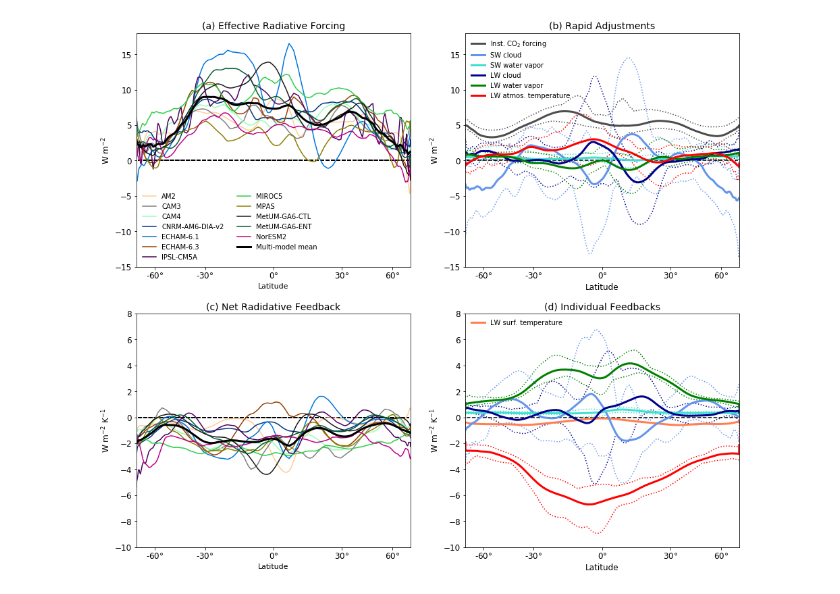
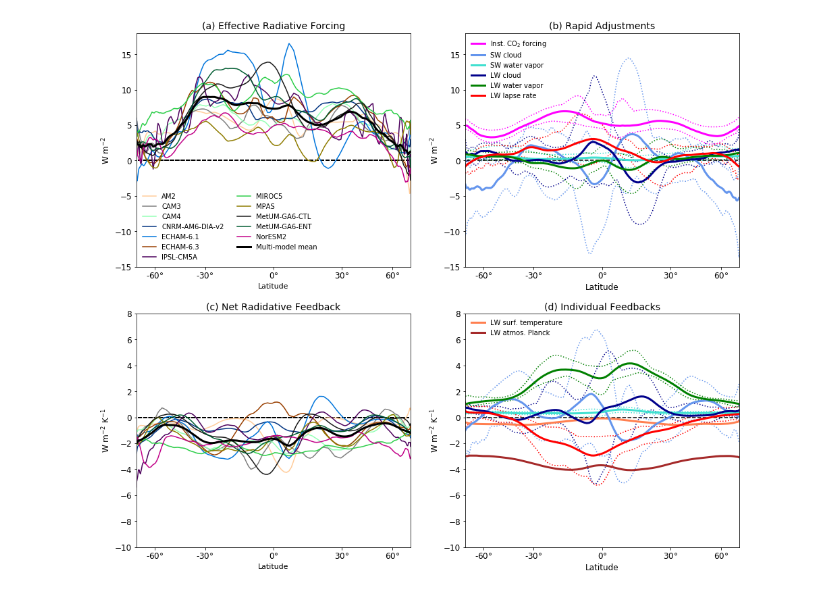
Before and after one commit to rdrussotto/TRACMIP_pa_notebooks, a Jupyter notebook: AnalyzeGregoryFeedbacks_v2.ipynb, the cells around one changed output. Saved outputs shown, nothing was run; the diff lists cells and outputs as text; code cells hidden in the pictures.

```diff
--- a/AnalyzeGregoryFeedbacks_v2.ipynb
+++ b/AnalyzeGregoryFeedbacks_v2.ipynb
@@ -54,4 +55,8 @@ ds_dLWCRE_co = xr.open_dataset('nc_from_xarray/Gregory_dLWCRE_co_a4.nc')
 #from the effective forcing
 f_inst = ds_total['forcing'] - (ds_APRP['adj_cloud'] + ds_APRP['adj_noncloud']
                                 + ds_dLWCRE_co['adj'] - ds_kernel_wv['adj'] - ds_kernel_ta['adj'])
+# %%
+#Load the Planck and lapse rate feedback results
+ds_kernel_lr = xr.open_dataset('nc_from_xarray/Gregory_kernel_lr_a4.nc')
+ds_kernel_pl = xr.open_dataset('nc_from_xarray/Gregory_kernel_pl_a4.nc')
 # %%
@@ -95,3 +224,3 @@ colorsEachExp = {'all': 'k',
 # %%
 #Legend text for the rapid adjustments and feedbacks
-legend_adjustments = ['Inst. CO$_2$ forcing', 'SW cloud', 'SW water vapor', 'LW cloud', 'LW water vapor', 'LW atmos. temperature']
+legend_adjustments = ['Inst. CO$_2$ forcing', 'SW cloud', 'SW water vapor', 'LW cloud', 'LW water vapor', 'LW lapse rate']
@@ -144,70 +270,82 @@ plt.hlines(0, -.99, .99, linestyles='dashed')
 plt.xlabel('Latitude', fontsize=12)
 plt.ylabel('W m$^{-2}$', fontsize=12)
 ax.set_xticks([-.866, -.5, 0, .5, .866])
 ax.xaxis.set_ticklabels(['-60$\degree$', '-30$\degree$', '0$\degree$', '30$\degree$', '60$\degree$'])
 ax.tick_params(labelsize=12)
 plt.title('(b) Rapid Adjustments', fontsize=14)
 #Means
-plt.plot(sinlat, f_inst.mean(dim='model'), color=[0.3, 0.3, 0.3], linewidth=3)
-plt.plot(sinlat, ds_APRP['adj_cloud'].mean(dim='model'), 'cornflowerblue', linewidth=3)
-plt.plot(sinlat, ds_APRP['adj_noncloud'].mean(dim='model'), 'turquoise', linewidth=3)
-plt.plot(sinlat, ds_dLWCRE_co['adj'].mean(dim='model'), 'darkblue', linewidth=3)
-plt.plot(sinlat, -ds_kernel_wv['adj'].sel(model=models_noCNRM).mean(dim='model'), 'green', linewidth=3)
-plt.plot(sinlat, -ds_kernel_ta['adj'].mean(dim='model'), 'red', linewidth=3)
+plt.plot(sinlat[2:-2], f_inst.mean(dim='model')[2:-2], color='magenta', linewidth=3)
+plt.plot(sinlat[2:-2], ds_APRP['adj_cloud'].mean(dim='model')[2:-2], 'cornflowerblue', linewidth=3)
+plt.plot(sinlat[2:-2], ds_APRP['adj_noncloud'].mean(dim='model')[2:-2], 'turquoise', linewidth=3)
+plt.plot(sinlat[2:-2], ds_dLWCRE_co['adj'].mean(dim='model')[2:-2], 'darkblue', linewidth=3)
+plt.plot(sinlat[2:-2], -ds_kernel_wv['adj'].sel(model=models_noCNRM).mean(dim='model')[2:-2], 'green', linewidth=3)
+#plt.plot(sinlat, -ds_kernel_ta['adj'].mean(dim='model'), 'red', linewidth=3)
+#plt.plot(sinlat, -ds_kernel_pl['adj'].mean(dim='model'), 'red', linewidth=3)
+plt.plot(sinlat[2:-2], -ds_kernel_lr['adj'].mean(dim='model')[2:-2], 'red', linewidth=3)
 #Spreads (just max, min to start)
-plt.plot(sinlat, f_inst.max(dim='model'), color=[0.3, 0.3, 0.3], linewidth=1.5, linestyle='dotted', zorder=-1)
-plt.plot(sinlat, ds_APRP['adj_cloud'].max(dim='model'), 'cornflowerblue', linewidth=1.5, linestyle='dotted', zorder=-1)
-plt.plot(sinlat, ds_APRP['adj_noncloud'].max(dim='model'), 'turquoise', linewidth=1.5, linestyle='dotted', zorder=-1)
-plt.plot(sinlat, ds_dLWCRE_co['adj'].max(dim='model'), 'darkblue', linewidth=1.5, linestyle='dotted', zorder=-1)
-plt.plot(sinlat, (-ds_kernel_wv['adj']).sel(model=models_noCNRM).max(dim='model'), 'green', linewidth=1.5, linestyle='dotted', zorder=-1)
-plt.plot(sinlat, (-ds_kernel_ta['adj']).max(dim='model'), 'red', linewidth=1.5, linestyle='dotted', zorder=-1)
+plt.plot(sinlat[2:-2], f_inst.max(dim='model')[2:-2], color='magenta', linewidth=1.5, linestyle='dotted', zorder=-1)
+plt.plot(sinlat[2:-2], ds_APRP['adj_cloud'].max(dim='model')[2:-2], 'cornflowerblue', linewidth=1.5, linestyle='dotted', zorder=-1)
+plt.plot(sinlat[2:-2], ds_APRP['adj_noncloud'].max(dim='model')[2:-2], 'turquoise', linewidth=1.5, linestyle='dotted', zorder=-1)
+plt.plot(sinlat[2:-2], ds_dLWCRE_co['adj'].max(dim='model')[2:-2], 'darkblue', linewidth=1.5, linestyle='dotted', zorder=-1)
+plt.plot(sinlat[2:-2], (-ds_kernel_wv['adj']).sel(model=models_noCNRM).max(dim='model')[2:-2], 'green', linewidth=1.5, linestyle='dotted', zorder=-1)
+#plt.plot(sinlat, (-ds_kernel_ta['adj']).max(dim='model'), 'red', linewidth=1.5, linestyle='dotted', zorder=-1)
+#plt.plot(sinlat, (-ds_kernel_pl['adj']).max(dim='model'), 'red', linewidth=1.5, linestyle='dotted', zorder=-1)
+plt.plot(sinlat[2:-2], (-ds_kernel_lr['adj']).max(dim='model')[2:-2], 'red', linewidth=1.5, linestyle='dotted', zorder=-1)
 #min
-plt.plot(sinlat, f_inst.min(dim='model'), color=[0.3, 0.3, 0.3], linewidth=1.5, linestyle='dotted', zorder=-1)
-plt.plot(sinlat, ds_APRP['adj_cloud'].min(dim='model'), 'cornflowerblue', linewidth=1.5, linestyle='dotted', zorder=-1)
-plt.plot(sinlat, ds_APRP['adj_noncloud'].min(dim='model'), 'turquoise', linewidth=1.5, linestyle='dotted', zorder=-1)
-plt.plot(sinlat, ds_dLWCRE_co['adj'].min(dim='model'), 'darkblue', linewidth=1.5, linestyle='dotted', zorder=-1)
-plt.plot(sinlat, (-ds_kernel_wv['adj']).sel(model=models_noCNRM).min(dim='model'), 'green', linewidth=1.5, linestyle='dotted', zorder=-1)
-plt.plot(sinlat, (-ds_kernel_ta['adj']).min(dim='model'), 'red', linewidth=1.5, linestyle='dotted', zorder=-1)
+plt.plot(sinlat[2:-2], f_inst.min(dim='model')[2:-2], color='magenta', linewidth=1.5, linestyle='dotted', zorder=-1)
+plt.plot(sinlat[2:-2], ds_APRP['adj_cloud'].min(dim='model')[2:-2], 'cornflowerblue', linewidth=1.5, linestyle='dotted', zorder=-1)
+plt.plot(sinlat[2:-2], ds_APRP['adj_noncloud'].min(dim='model')[2:-2], 'turquoise', linewidth=1.5, linestyle='dotted', zorder=-1)
+plt.plot(sinlat[2:-2], ds_dLWCRE_co['adj'].min(dim='model')[2:-2], 'darkblue', linewidth=1.5, linestyle='dotted', zorder=-1)
+plt.plot(sinlat[2:-2], (-ds_kernel_wv['adj']).sel(model=models_noCNRM).min(dim='model')[2:-2], 'green', linewidth=1.5, linestyle='dotted', zorder=-1)
+#plt.plot(sinlat, (-ds_kernel_ta['adj']).min(dim='model'), 'red', linewidth=1.5, linestyle='dotted', zorder=-1)
+#plt.plot(sinlat, (-ds_kernel_pl['adj']).min(dim='model'), 'red', linewidth=1.5, linestyle='dotted', zorder=-1)
+plt.plot(sinlat[2:-2], (-ds_kernel_lr['adj']).min(dim='model')[2:-2], 'red', linewidth=1.5, linestyle='dotted', zorder=-1)
 #finish panel stuff
 ax.legend(legend_adjustments, loc = 'upper left', frameon=False)
 plt.axis([-1, 1, -15, 18])
 
 
 #Individual Feedbacks
 #Set up panel
 ax = plt.subplot(2,2,4)
 plt.hlines(0, -.99, .99, linestyles='dashed')
 plt.xlabel('Latitude', fontsize=12)
 plt.ylabel('W m$^{-2}$ K$^{-1}$', fontsize=12)
 ax.set_xticks([-.866, -.5, 0, .5, .866])
 ax.xaxis.set_ticklabels(['-60$\degree$', '-30$\degree$', '0$\degree$', '30$\degree$', '60$\degree$'])
 ax.tick_params(labelsize=12)
 plt.title('(d) Individual Feedbacks', fontsize=14)
 #Means
-plt.plot(sinlat, -ds_kernel_ts['fb'].mean(dim='model'), 'coral', linewidth=3)
-plt.plot(sinlat, ds_APRP['fb_cloud'].mean(dim='model'), 'cornflowerblue', linewidth=3)
-plt.plot(sinlat, ds_APRP['fb_noncloud'].mean(dim='model'), 'turquoise', linewidth=3)
-plt.plot(sinlat, ds_dLWCRE_co['fb'].mean(dim='model'), 'darkblue', linewidth=3)
-plt.plot(sinlat, -ds_kernel_wv['fb'].sel(model=models_noCNRM).mean(dim='model'), 'green', linewidth=3)
-plt.plot(sinlat, -ds_kernel_ta['fb'].mean(dim='model'), 'red', linewidth=3)
-#Spreads (just max, min to start--note the surface temperature kernel has no inter-model spread)
-plt.plot(sinlat, ds_APRP['fb_cloud'].max(dim='model'), 'cornflowerblue', linewidth=1.5, linestyle='dotted', zorder=-1)
-plt.plot(sinlat, ds_APRP['fb_noncloud'].max(dim='model'), 'turquoise', linewidth=1.5, linestyle='dotted', zorder=-1)
-plt.plot(sinlat, ds_dLWCRE_co['fb'].max(dim='model'), 'darkblue', linewidth=1.5, linestyle='dotted', zorder=-1)
-plt.plot(sinlat, (-ds_kernel_wv['fb']).sel(model=models_noCNRM).max(dim='model'), 'green', linewidth=1.5, linestyle='dotted', zorder=-1)
-plt.plot(sinlat, (-ds_kernel_ta['fb']).max(dim='model'), 'red', linewidth=1.5, linestyle='dotted', zorder=-1)
+plt.plot(sinlat[2:-2], -ds_kernel_ts['fb'].mean(dim='model')[2:-2], 'coral', linewidth=3)
+plt.plot(sinlat[2:-2], -ds_kernel_pl['fb'].mean(dim='model')[2:-2], 'brown', linewidth=3)
+plt.plot(sinlat[2:-2], ds_APRP['fb_cloud'].mean(dim='model')[2:-2], 'cornflowerblue', linewidth=3)
+plt.plot(sinlat[2:-2], ds_APRP['fb_noncloud'].mean(dim='model')[2:-2], 'turquoise', linewidth=3)
+plt.plot(sinlat[2:-2], ds_dLWCRE_co['fb'].mean(dim='model')[2:-2], 'darkblue', linewidth=3)
+plt.plot(sinlat[2:-2], -ds_kernel_wv['fb'].sel(model=models_noCNRM).mean(dim='model')[2:-2], 'green', linewidth=3)
+#plt.plot(sinlat, -ds_kernel_ta['fb'].mean(dim='model'), 'red', linewidth=3)
+plt.plot(sinlat[2:-2], -ds_kernel_lr['fb'].mean(dim='model')[2:-2], 'red', linewidth=3)
+#Spreads (just max, min to start--note the surface temperature kernel has no inter-model spread, neither does the Planck feedback)
+plt.plot(sinlat[2:-2], ds_APRP['fb_cloud'].max(dim='model')[2:-2], 'cornflowerblue', linewidth=1.5, linestyle='dotted', zorder=-1)
+plt.plot(sinlat[2:-2], ds_APRP['fb_noncloud'].max(dim='model')[2:-2], 'turquoise', linewidth=1.5, linestyle='dotted', zorder=-1)
+plt.plot(sinlat[2:-2], ds_dLWCRE_co['fb'].max(dim='model')[2:-2], 'darkblue', linewidth=1.5, linestyle='dotted', zorder=-1)
+plt.plot(sinlat[2:-2], (-ds_kernel_wv['fb']).sel(model=models_noCNRM).max(dim='model')[2:-2], 'green', linewidth=1.5, linestyle='dotted', zorder=-1)
+#plt.plot(sinlat, (-ds_kernel_ta['fb']).max(dim='model'), 'red', linewidth=1.5, linestyle='dotted', zorder=-1)
+#plt.plot(sinlat, (-ds_kernel_pl['fb']).max(dim='model'), 'red', linewidth=1.5, linestyle='dotted', zorder=-1)
+plt.plot(sinlat[2:-2], (-ds_kernel_lr['fb']).max(dim='model')[2:-2], 'red', linewidth=1.5, linestyle='dotted', zorder=-1)
 #min
-plt.plot(sinlat, ds_APRP['fb_cloud'].min(dim='model'), 'cornflowerblue', linewidth=1.5, linestyle='dotted', zorder=-1)
-plt.plot(sinlat, ds_APRP['fb_noncloud'].min(dim='model'), 'turquoise', linewidth=1.5, linestyle='dotted', zorder=-1)
-plt.plot(sinlat, ds_dLWCRE_co['fb'].min(dim='model'), 'darkblue', linewidth=1.5, linestyle='dotted', zorder=-1)
-plt.plot(sinlat, (-ds_kernel_wv['fb']).sel(model=models_noCNRM).min(dim='model'), 'green', linewidth=1.5, linestyle='dotted', zorder=-1)
-plt.plot(sinlat, (-ds_kernel_ta['fb']).min(dim='model'), 'red', linewidth=1.5, linestyle='dotted', zorder=-1)
-#finish panel stuff--legend for just the new one (surface temperature)
-ax.legend(['LW surf. temperature'], loc = 'upper left', frameon=False)
+plt.plot(sinlat[2:-2], ds_APRP['fb_cloud'].min(dim='model')[2:-2], 'cornflowerblue', linewidth=1.5, linestyle='dotted', zorder=-1)
+plt.plot(sinlat[2:-2], ds_APRP['fb_noncloud'].min(dim='model')[2:-2], 'turquoise', linewidth=1.5, linestyle='dotted', zorder=-1)
+plt.plot(sinlat[2:-2], ds_dLWCRE_co['fb'].min(dim='model')[2:-2], 'darkblue', linewidth=1.5, linestyle='dotted', zorder=-1)
+plt.plot(sinlat[2:-2], (-ds_kernel_wv['fb']).sel(model=models_noCNRM).min(dim='model')[2:-2], 'green', linewidth=1.5, linestyle='dotted', zorder=-1)
+#plt.plot(sinlat, (-ds_kernel_ta['fb']).min(dim='model'), 'red', linewidth=1.5, linestyle='dotted', zorder=-1)
+#plt.plot(sinlat, (-ds_kernel_pl['fb']).min(dim='model'), 'red', linewidth=1.5, linestyle='dotted', zorder=-1)
+plt.plot(sinlat[2:-2], (-ds_kernel_lr['fb']).min(dim='model')[2:-2], 'red', linewidth=1.5, linestyle='dotted', zorder=-1)
+#finish panel stuff--legend for just the new ones (surface temperature and Planck)
+ax.legend(['LW surf. temperature', 'LW atmos. Planck'], loc = 'upper left', frameon=False)
 plt.axis([-1, 1, -10, 8])
 
 
-plt.savefig('plots/Figure2.png')
-plt.savefig('plots/Figure2.pdf')
+plt.savefig('plots/Figure2_decomp.png')
+plt.savefig('plots/Figure2_decomp.pdf')
 # %% [output]
-[figure, old version]
+[figure, new version]
```
Also changed, not shown: parts of 15 cells of this notebook, 5 other files.
